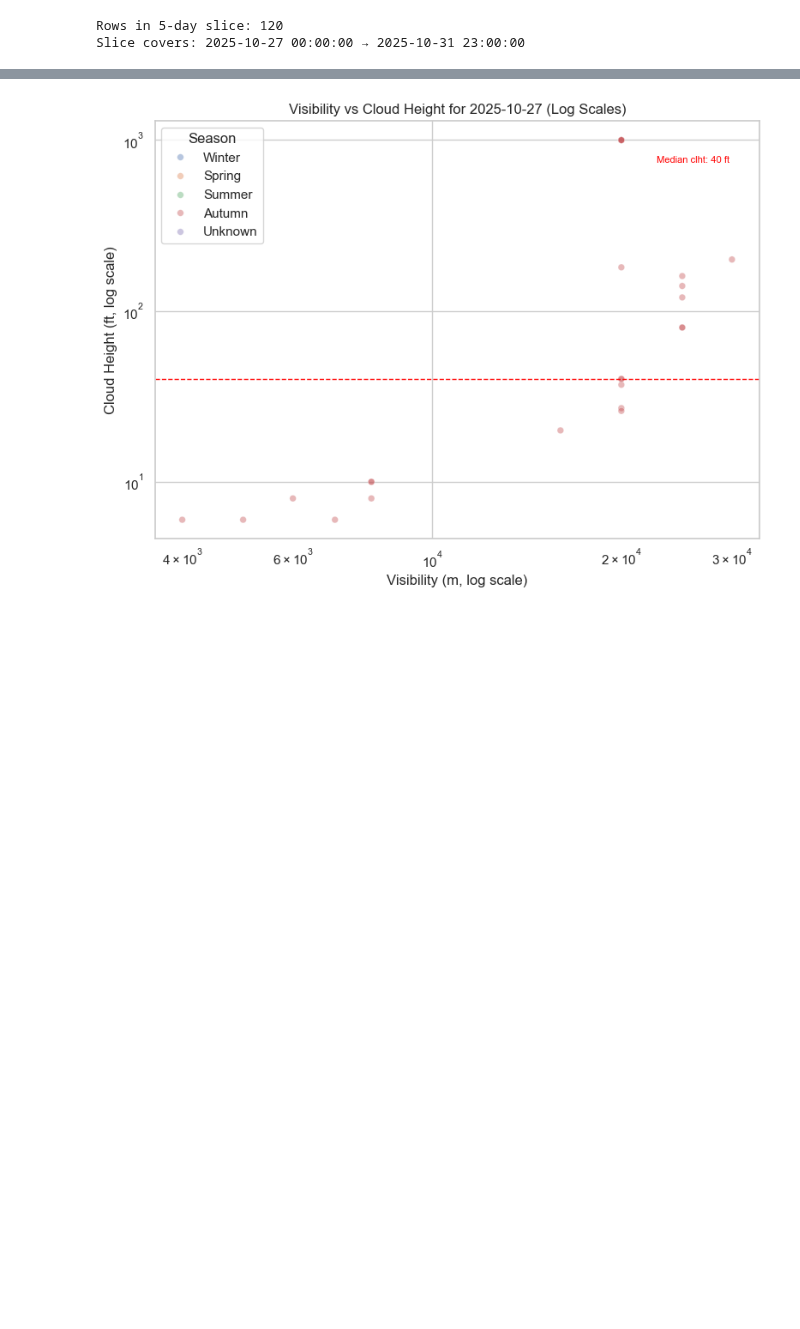
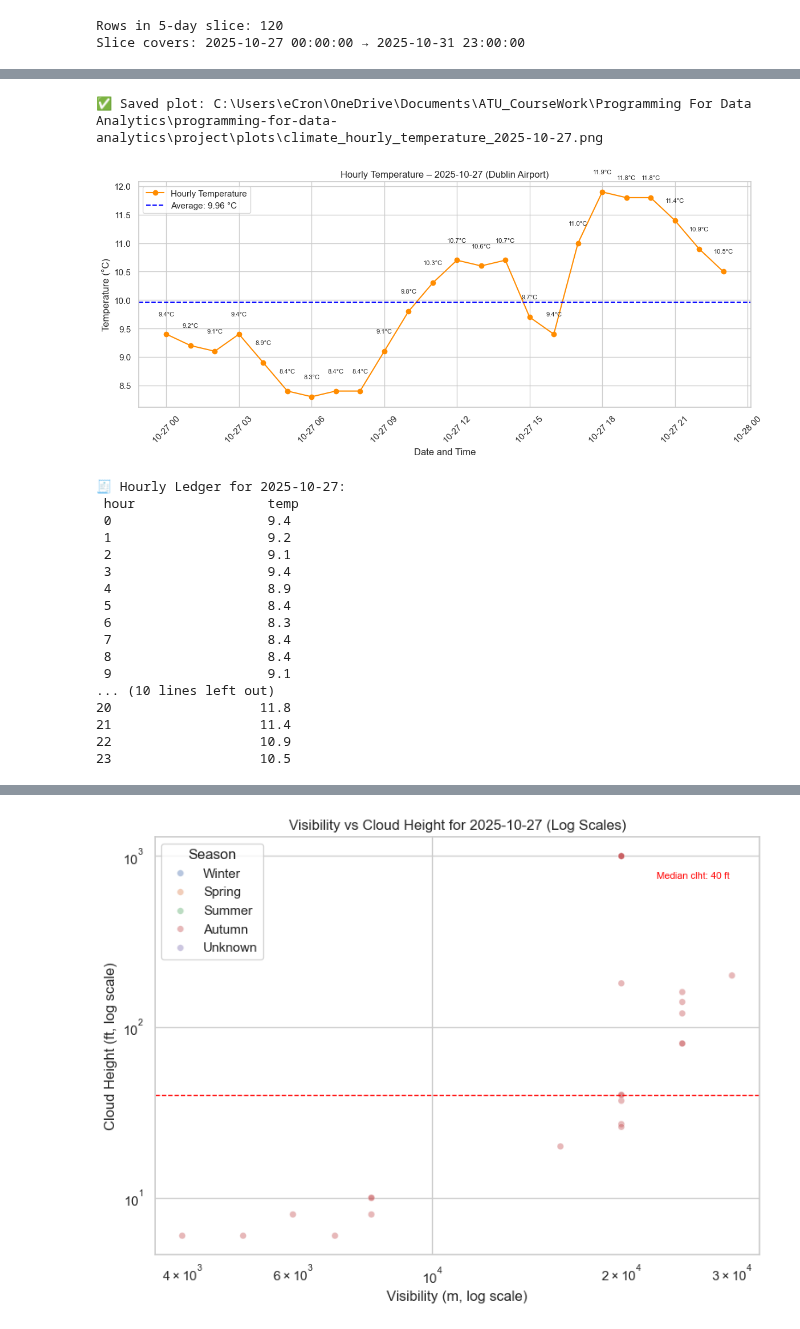
Before and after one commit to ECronin1973/programming-for-data-analytics, a Jupyter notebook: project/flight_reroute_dub.ipynb, the cells around one changed output, grey strips where cells are left out. Drawn from its saved outputs; the diff is of its cells as text; code cells hidden in the pictures; blank space fills up the shorter version.

```diff
--- a/project/flight_reroute_dub.ipynb
+++ b/project/flight_reroute_dub.ipynb
@@ -1181,0 +1213,74 @@ for day in unique_days:
+# %%
+# 📌 Step 13b – Manual Daily Temperature Plot with Hourly Ledger (27–31 Oct 2025)
+
+# --- Manually set the date to display ---
+input_date = datetime(2025, 10, 27).date()   # 🔧 Change this to any date in your 27–31 Oct range
+
+# --- Validate df_weather_5days before plotting ---
+if 'df_weather_5days' not in globals() or df_weather_5days is None or df_weather_5days.empty:
+    print("❌ No data available for the selected date range. Please check your previous steps.")
+else:
+    # --- Ensure datetime column is in correct format ---
+    parsed_dates = pd.to_datetime(df_weather_5days['datetime'], errors='coerce').dt.date
+
+    if input_date not in parsed_dates.unique():
+        available = sorted(set(d for d in parsed_dates.dropna()))
+        print(f"❌ Date {input_date} not found in dataset. Available dates: {available}")
+    else:
+        # --- Filter and plot for selected date ---
+        mask = parsed_dates == input_date
+        day_df = df_weather_5days.loc[mask].copy()
+
+        if day_df.empty:
+            print(f"❌ No hourly rows found for {input_date}.")
+        else:
+            # Add hour column for ledger
+            day_df['hour'] = day_df['datetime'].dt.hour
+            avg_temp = day_df['temp'].mean()
+
+            # --- Plot hourly temperatures ---
+            plt.figure(figsize=(12, 5))
+            plt.plot(day_df['datetime'], day_df['temp'], label='Hourly Temperature', color='darkorange', marker='o')
+            for x, y in zip(day_df['datetime'], day_df['temp']):
+                plt.text(x, y + 0.3, f"{y:.1f}°C", ha='center', va='bottom', fontsize=8)
+            plt.axhline(avg_temp, color='blue', linestyle='--', label=f'Average: {avg_temp:.2f} °C')
+            plt.title(f"Hourly Temperature – {input_date} (Dublin Airport)")
+            plt.xlabel("Date and Time")
+            plt.ylabel("Temperature (°C)")
+            plt.legend()
+            plt.grid(True)
+            plt.tight_layout()
+            plt.xticks(rotation=45)
+
+            # --- Save plot to file ---
+            plots_dir = Path("plots")
+            plots_dir.mkdir(parents=True, exist_ok=True)
+            plot_fp = plots_dir / f"climate_hourly_temperature_{input_date}.png"
+            plt.savefig(plot_fp, dpi=100)
+            print(f"✅ Saved plot: {plot_fp.resolve()}")
+
+            plt.show()
+
+            # --- Print hourly ledger ---
+            print(f"\n🧾 Hourly Ledger for {input_date}:")
+            print(day_df[['hour', 'temp']].round(1).to_string(index=False, justify='left', col_space=20))
+# %% [output]
+✅ Saved plot: C:\Users\eCron\OneDrive\Documents\ATU_CourseWork\Programming For Data Analytics\programming-for-data-analytics\project\plots\climate_hourly_temperature_2025-10-27.png
+[figure, added]
+🧾 Hourly Ledger for 2025-10-27:
+ hour                 temp
+ 0                    9.4
+ 1                    9.2
+ 2                    9.1
+ 3                    9.4
+ 4                    8.9
+ 5                    8.4
+ 6                    8.3
+ 7                    8.4
+ 8                    8.4
+ 9                    9.1
+... (10 lines left out)
+20                   11.8
+21                   11.4
+22                   10.9
+23                   10.5
```
Also changed, not shown: parts of 31 cells of this notebook, 16 other files.
